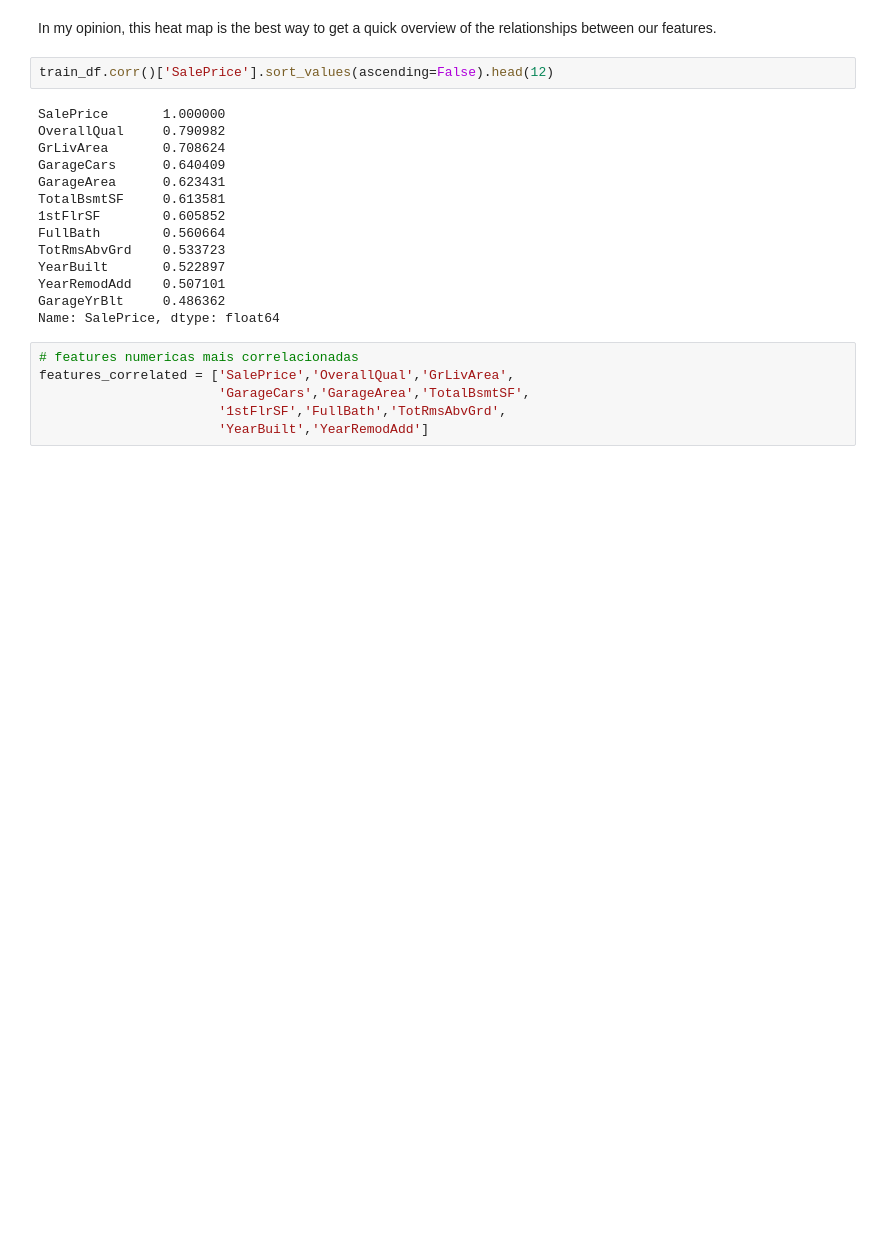
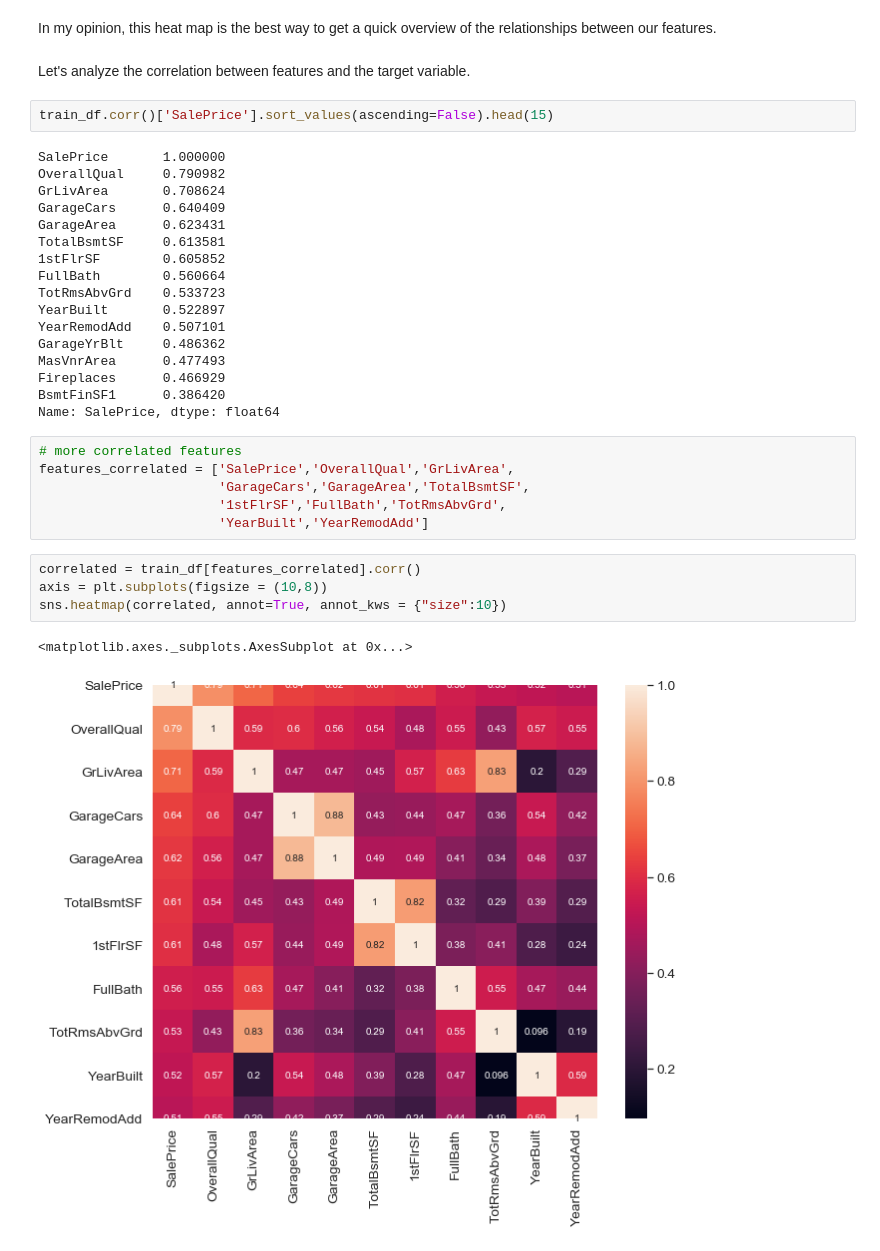
Before and after one commit to angelaiallonardi/Regression_ML_project, a Jupyter notebook: house_prices.ipynb, the cells around one changed output. Drawn from its saved outputs; the diff is of its cells as text; blank space fills up the shorter version.

Commit message:
Correlation matrix

```diff
--- a/house_prices.ipynb
+++ b/house_prices.ipynb
@@ -140,8 +140,10 @@ sns.heatmap(corrmat, vmax=.8, square=True)
 [figure]
 # %% [markdown]
 In my opinion, this heat map is the best way to get a quick overview of the relationships between our features.
+# %% [markdown]
+Let's analyze the correlation between features and the target variable.
 # %%
-train_df.corr()['SalePrice'].sort_values(ascending=False).head(12)
+train_df.corr()['SalePrice'].sort_values(ascending=False).head(15)
 # %% [output]
 SalePrice       1.000000
 OverallQual     0.790982
@@ -155,10 +157,20 @@ TotRmsAbvGrd    0.533723
 YearBuilt       0.522897
 YearRemodAdd    0.507101
 GarageYrBlt     0.486362
+MasVnrArea      0.477493
+Fireplaces      0.466929
+BsmtFinSF1      0.386420
 Name: SalePrice, dtype: float64
 # %%
-# features numericas mais correlacionadas
+# more correlated features
 features_correlated = ['SalePrice','OverallQual','GrLivArea',
                        'GarageCars','GarageArea','TotalBsmtSF',
                        '1stFlrSF','FullBath','TotRmsAbvGrd',
                        'YearBuilt','YearRemodAdd']
+# %%
+correlated = train_df[features_correlated].corr()
+axis = plt.subplots(figsize = (10,8))
+sns.heatmap(correlated, annot=True, annot_kws = {"size":10})
+# %% [output]
+<matplotlib.axes._subplots.AxesSubplot at 0x...>
+[figure, added]
```
